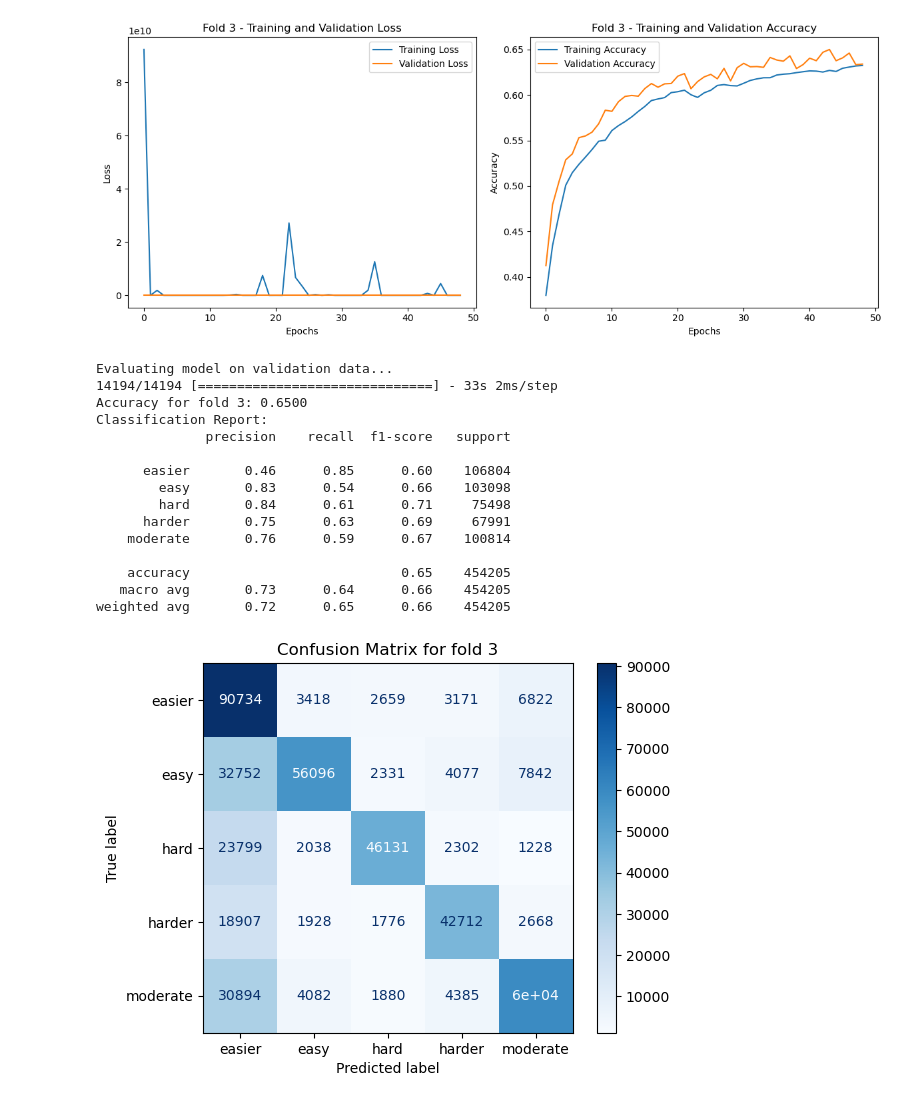
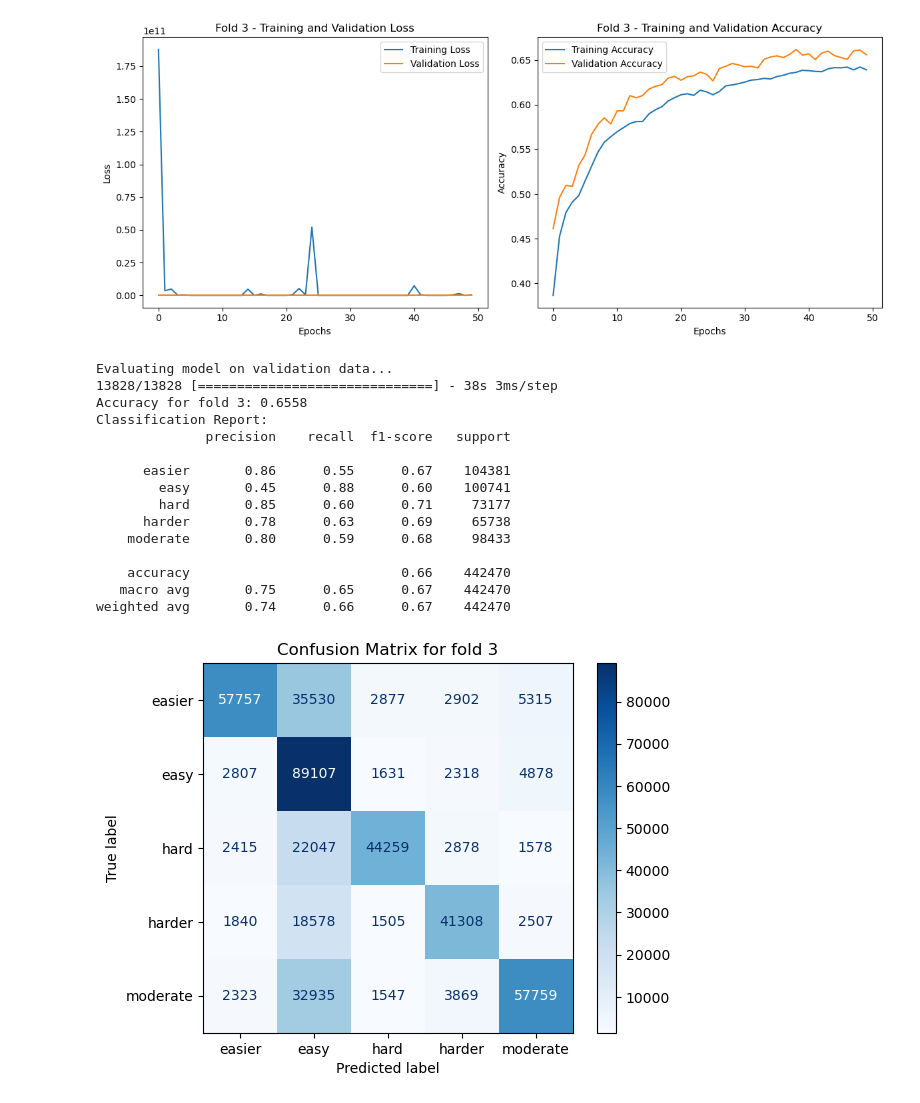
Before and after one commit to ipcarepi/ML-Models, a Jupyter notebook: LSTM execution.ipynb, the cells around one changed output. Cells and saved outputs as stored; diff of their text form; code cells hidden in the pictures.

```diff
--- a/LSTM execution.ipynb
+++ b/LSTM execution.ipynb
@@ -71,7 +71,7 @@ def process_data(df, baseline_duration):
         print("Error: 'UNIX Time' column not found or all values are null")
         return pd.DataFrame()
 
-    game_start_time = df['UNIX Time'].min() + 30
+    game_start_time = df['UNIX Time'].min() + 35
 
     unix_time = df['UNIX Time']
     df_numeric = df.select_dtypes(include=[np.number]).drop(columns=['UNIX Time'])
@@ -510,18 +510,18 @@ Epoch 49/50
-[figure, old version]
+[figure, new version]
 Evaluating model on validation data...
-14194/14194 [==============================] - 33s 2ms/step
-Accuracy for fold 3: 0.6500
+13828/13828 [==============================] - 38s 3ms/step
+Accuracy for fold 3: 0.6558
 Classification Report:
               precision    recall  f1-score   support
 
-      easier       0.46      0.85      0.60    106804
-        easy       0.83      0.54      0.66    103098
-        hard       0.84      0.61      0.71     75498
-      harder       0.75      0.63      0.69     67991
-    moderate       0.76      0.59      0.67    100814
+      easier       0.86      0.55      0.67    104381
+        easy       0.45      0.88      0.60    100741
+        hard       0.85      0.60      0.71     73177
+      harder       0.78      0.63      0.69     65738
+    moderate       0.80      0.59      0.68     98433
 
-    accuracy                           0.65    454205
-   macro avg       0.73      0.64      0.66    454205
-weighted avg       0.72      0.65      0.66    454205
+    accuracy                           0.66    442470
+   macro avg       0.75      0.65      0.67    442470
+weighted avg       0.74      0.66      0.67    442470
-[figure, old version]
+[figure, new version]
 Stratified K-Fold evaluation results:
```
Also changed, not shown: parts of 1 cell of this notebook.
